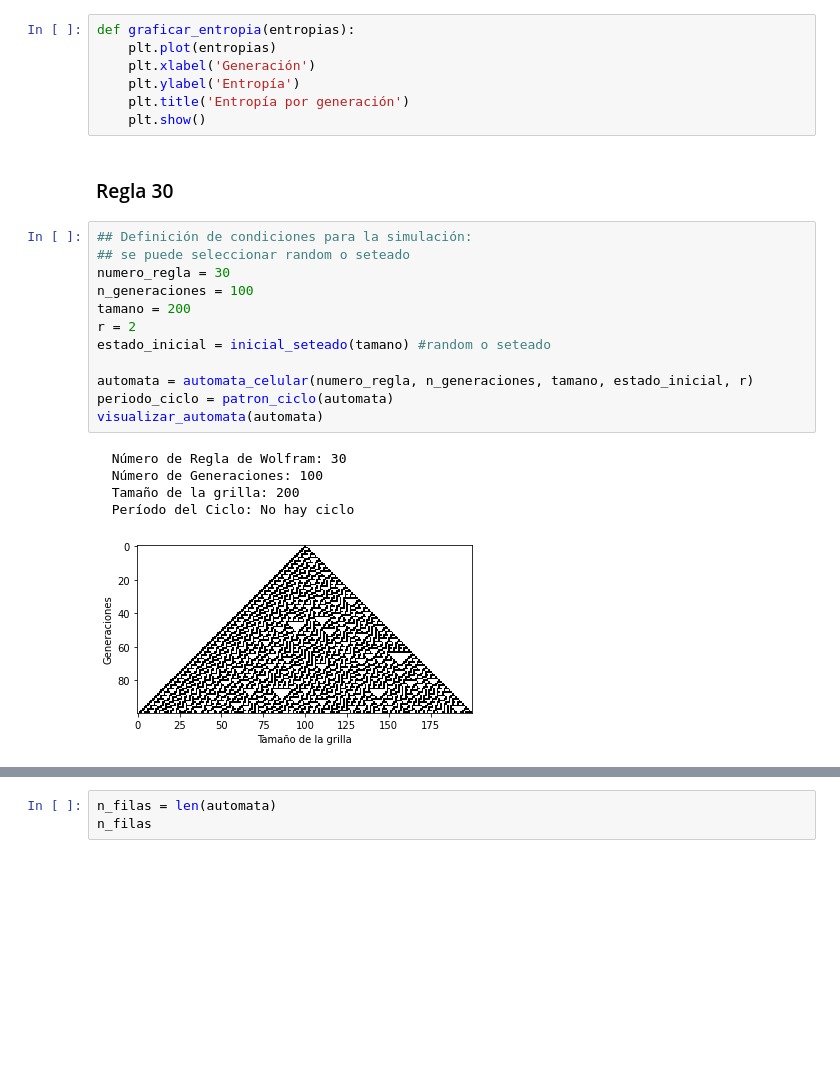
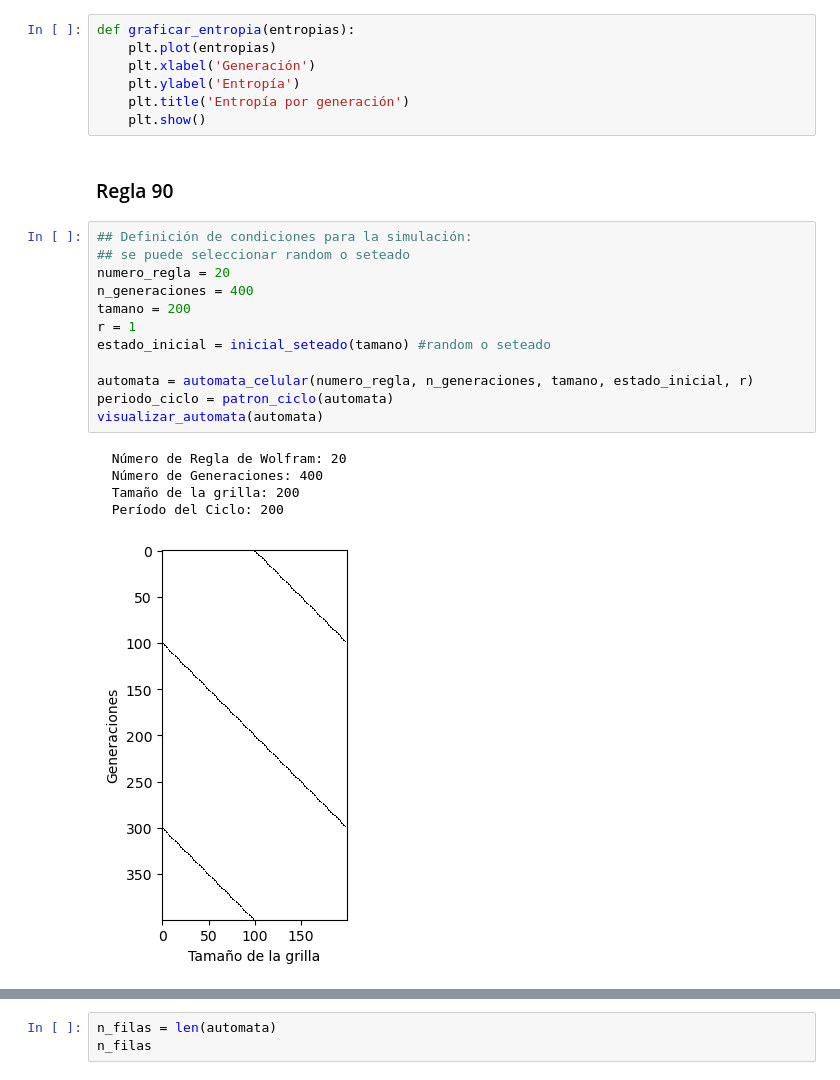
Before and after one commit to educarrascov/DISC_Complex, a Jupyter notebook: Script Prueba/20230319 ECA_proposal_2.ipynb, the cells around one changed output, grey strips where cells are left out. Cells and saved outputs as stored; diff of their text form; blank space fills up the shorter version.

```diff
--- a/Script Prueba/20230319 ECA_proposal_2.ipynb
+++ b/Script Prueba/20230319 ECA_proposal_2.ipynb
@@ -111,25 +111,25 @@ def graficar_entropia(entropias):
     plt.title('Entropía por generación')
     plt.show()
 # %% [markdown]
-### Regla 30
+### Regla 90
 # %%
 ## Definición de condiciones para la simulación:
 ## se puede seleccionar random o seteado
-numero_regla = 30
-n_generaciones = 100
+numero_regla = 20
+n_generaciones = 400
 tamano = 200
-r = 2
+r = 1
 estado_inicial = inicial_seteado(tamano) #random o seteado
 
 automata = automata_celular(numero_regla, n_generaciones, tamano, estado_inicial, r)
 periodo_ciclo = patron_ciclo(automata)
 visualizar_automata(automata)
 # %% [output]
-  Número de Regla de Wolfram: 30
-  Número de Generaciones: 100
+  Número de Regla de Wolfram: 20
+  Número de Generaciones: 400
   Tamaño de la grilla: 200
-  Período del Ciclo: No hay ciclo
+  Período del Ciclo: 200
-[figure, old version]
+[figure, new version]
 # %%
 # Cálculo y gráfico de la densidad de 1:
 densidades = calcular_densidad(automata)
```
Also changed, not shown: parts of 4 cells of this notebook, 29 other files.
